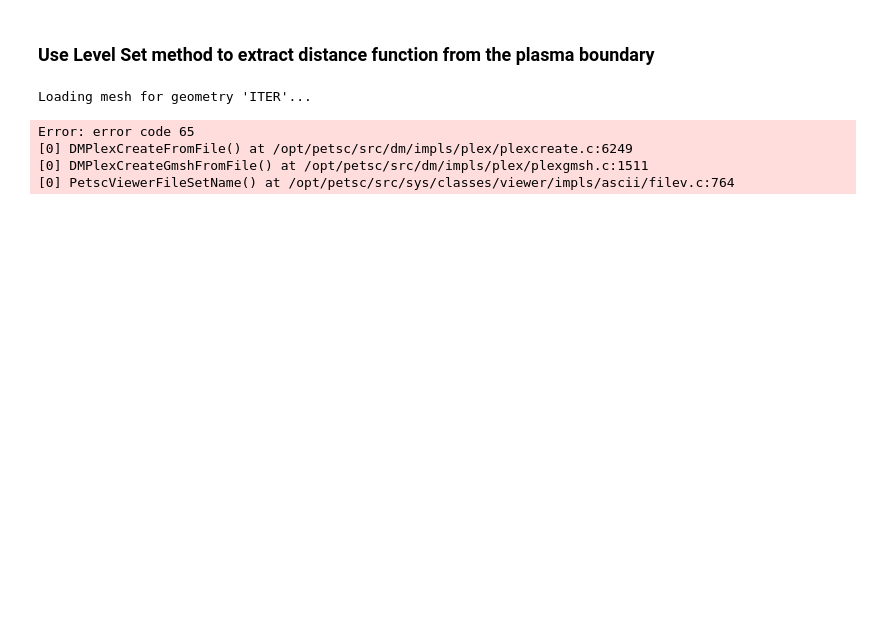
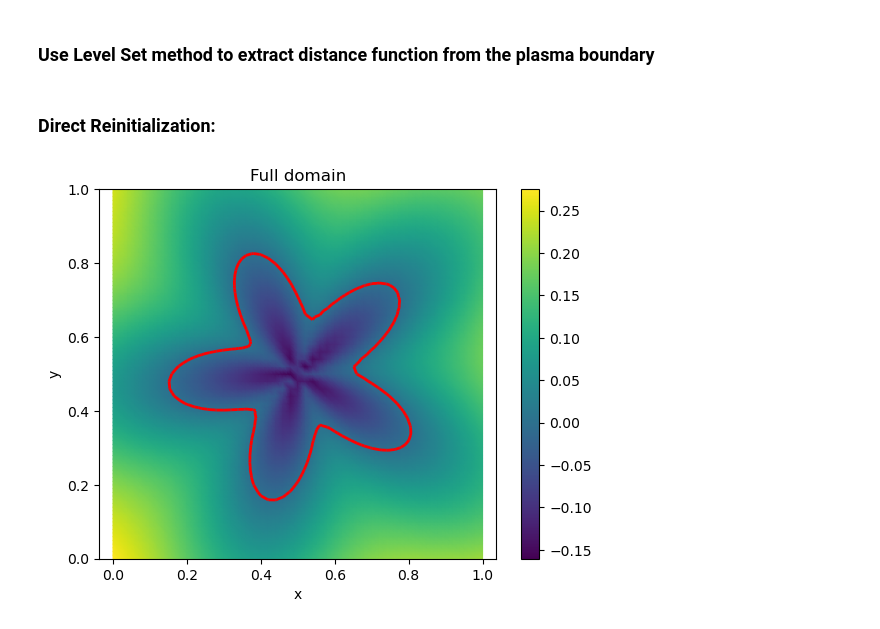
Before and after one commit to lucaciarimboli/tesi, a Jupyter notebook: FreeBoundary/notebooks/LevelSet.ipynb, the cells around one changed output. Cells and saved outputs as stored; diff of their text form; code cells hidden in the pictures; blank space fills up the shorter version.

```diff
--- a/FreeBoundary/notebooks/LevelSet.ipynb
+++ b/FreeBoundary/notebooks/LevelSet.ipynb
@@ -33,9 +9,2 @@ params["mesh"] = mesh
-# %%
-from solver import GradShafranovSolver
-solver = GradShafranovSolver(params)
-# %% [output]
-Loading mesh for geometry 'ITER'...
-Error: error code 65
-[0] DMPlexCreateFromFile() at /opt/petsc/src/dm/impls/plex/plexcreate.c:6249
-[0] DMPlexCreateGmshFromFile() at /opt/petsc/src/dm/impls/plex/plexgmsh.c:1511
-[0] PetscViewerFileSetName() at /opt/petsc/src/sys/classes/viewer/impls/ascii/filev.c:764
+# %% [markdown]
+### Direct Reinitialization:
@@ -41,0 +44,25 @@ Error: error code 65
+# %%
+# === Parametri ===
+c = 0  # valore della curva di livello
+
+# === Crea la mesh e lo spazio P1 ===
+mesh = UnitSquareMesh(50, 50)
+V = FunctionSpace(mesh, "CG", 1)
+
+# === Funzione f ===
+x, y = SpatialCoordinate(mesh)
+f = Function(V)
+#f.interpolate((x-0.5)**2+(y-0.5)**2-0.25**2)
+angle = atan2(x-0.5, y-0.5)
+f.interpolate(0.5*(sqrt((x-0.5)**2+(y-0.5)**2) - 0.1*cos(5*angle+2.)-0.25))
+
+fig, ax = plt.subplots()
+fig.colorbar(tripcolor(f, axes=ax))
+tricontour(f, levels=[c], colors='red', linewidths=2, axes=ax)
+plt.title(r"Full domain")
+plt.xlabel("x")
+plt.ylabel("y")
+plt.axis('equal')
+plt.show()
+# %% [output]
+[figure, added]
```
Also changed, not shown: parts of 54 cells of this notebook, 20 other files.
